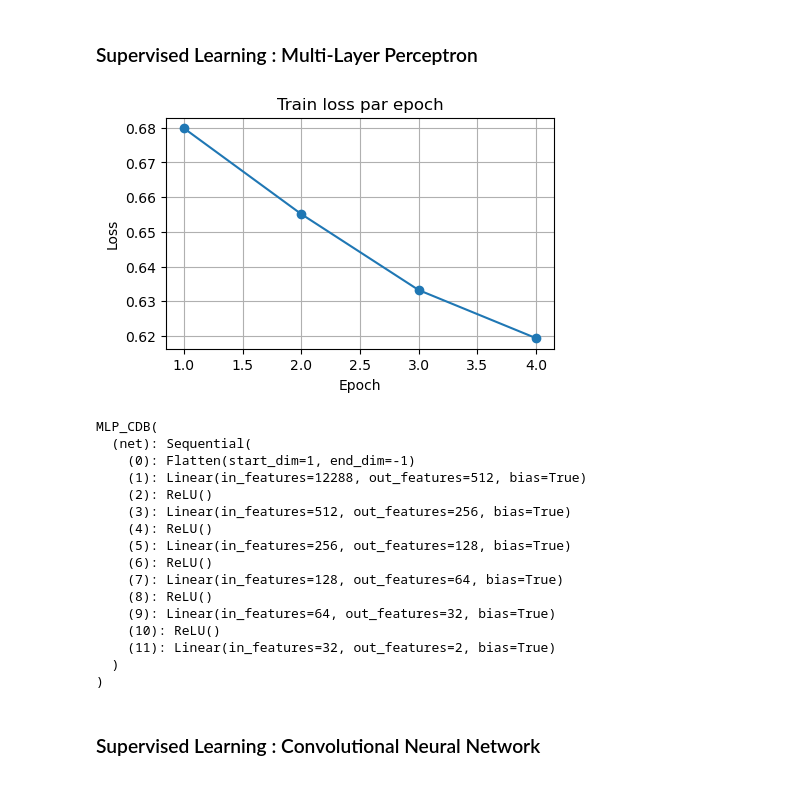
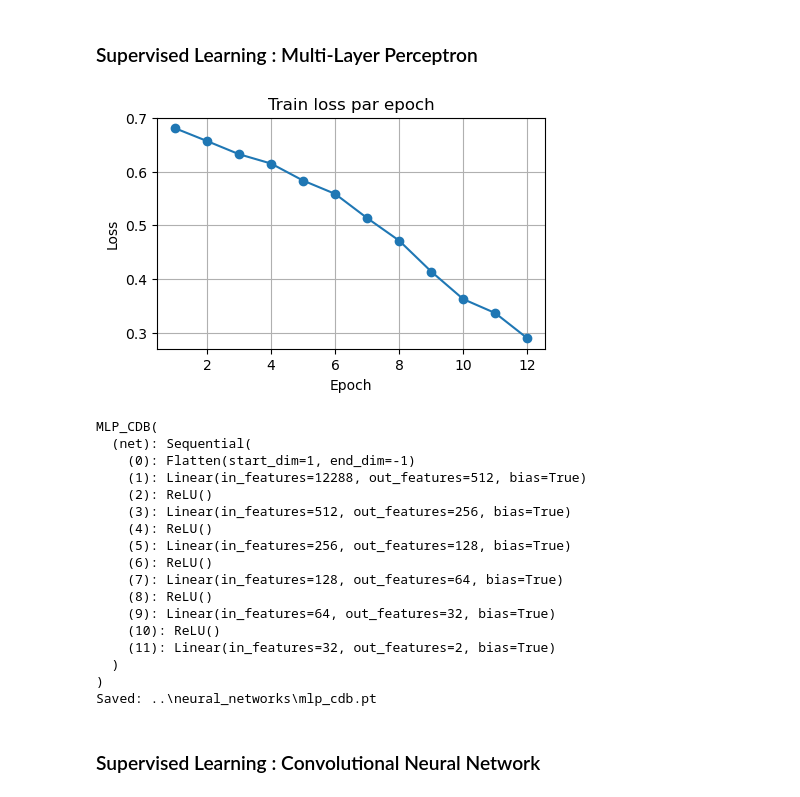
Before and after one commit to francois-thievon/MosAIk, a Jupyter notebook: demonstration/demo_quant_incertitudes.ipynb, the cells around one changed output. Cells and saved outputs as stored; diff of their text form; code cells hidden in the pictures.

```diff
--- a/demonstration/demo_quant_incertitudes.ipynb
+++ b/demonstration/demo_quant_incertitudes.ipynb
@@ -1166,7 +1191,7 @@ mlp_cdb = MLP_CDB().to(device)
 criterion = nn.CrossEntropyLoss()
 optimizer = optim.Adam(mlp_cdb.parameters(), lr=1e-3)
 
-epochs = 4
+epochs = 12
 train_losses = []
 
 fig, ax = plt.subplots(figsize=(5, 3))
@@ -1174,34 +1199,40 @@ for epoch in range(1, epochs + 1):
     mlp_cdb.train()
     running_loss = 0.0
     for x, y in tqdm(catdog_loader, desc=f"Epoch {epoch}"):
         x = x.to(device)
         y = y.to(device)
         y_bin = (y == dog_idx).long()
 
         optimizer.zero_grad()
         logits = mlp_cdb(x)
         loss = criterion(logits, y_bin)
         loss.backward()
         optimizer.step()
         running_loss += loss.item() * x.size(0)
 
     train_loss = running_loss / len(catdog_loader.dataset)
     train_losses.append(train_loss)
     print(f"Epoch {epoch} - loss: {train_loss:.4f}")
 
     clear_output(wait=True)
     ax.cla()
     ax.plot(range(1, len(train_losses) + 1), train_losses, marker="o")
     ax.set_title("Train loss par epoch")
     ax.set_xlabel("Epoch")
     ax.set_ylabel("Loss")
     ax.grid(True)
     display(fig)
 
 plt.close(fig)
 print(mlp_cdb)
+
+out_dir = os.path.join("..", "neural_networks")
+os.makedirs(out_dir, exist_ok=True)
+model_path = os.path.join(out_dir, "mlp_cdb.pt")
+torch.save(mlp_cdb.state_dict(), model_path)
+print("Saved:", model_path)
 # %% [output]
-[figure, old version]
+[figure, new version]
 MLP_CDB(
   (net): Sequential(
     (0): Flatten(start_dim=1, end_dim=-1)
@@ -1218,6 +1249,7 @@ MLP_CDB(
     (11): Linear(in_features=32, out_features=2, bias=True)
   )
 )
+Saved: ..\neural_networks\mlp_cdb.pt
 # %% [markdown]
 ### Supervised Learning : Convolutional Neural Network
 # %%
```
Also changed, not shown: parts of 18 cells of this notebook, 36 other files.
